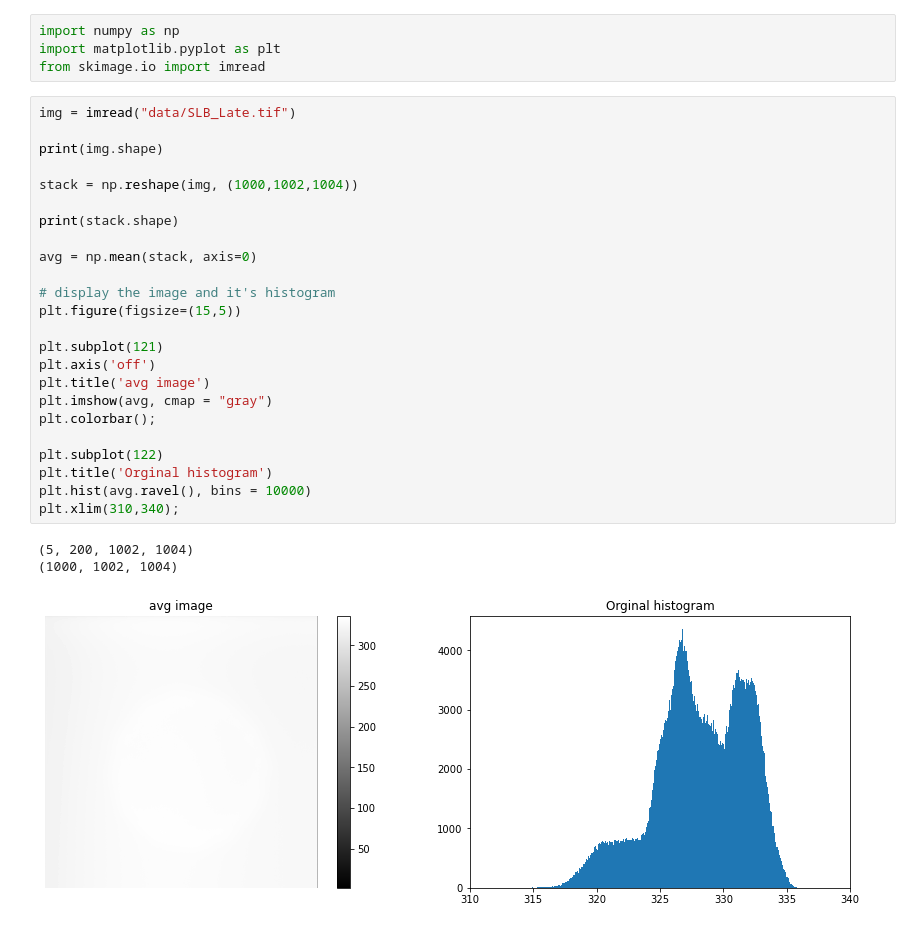
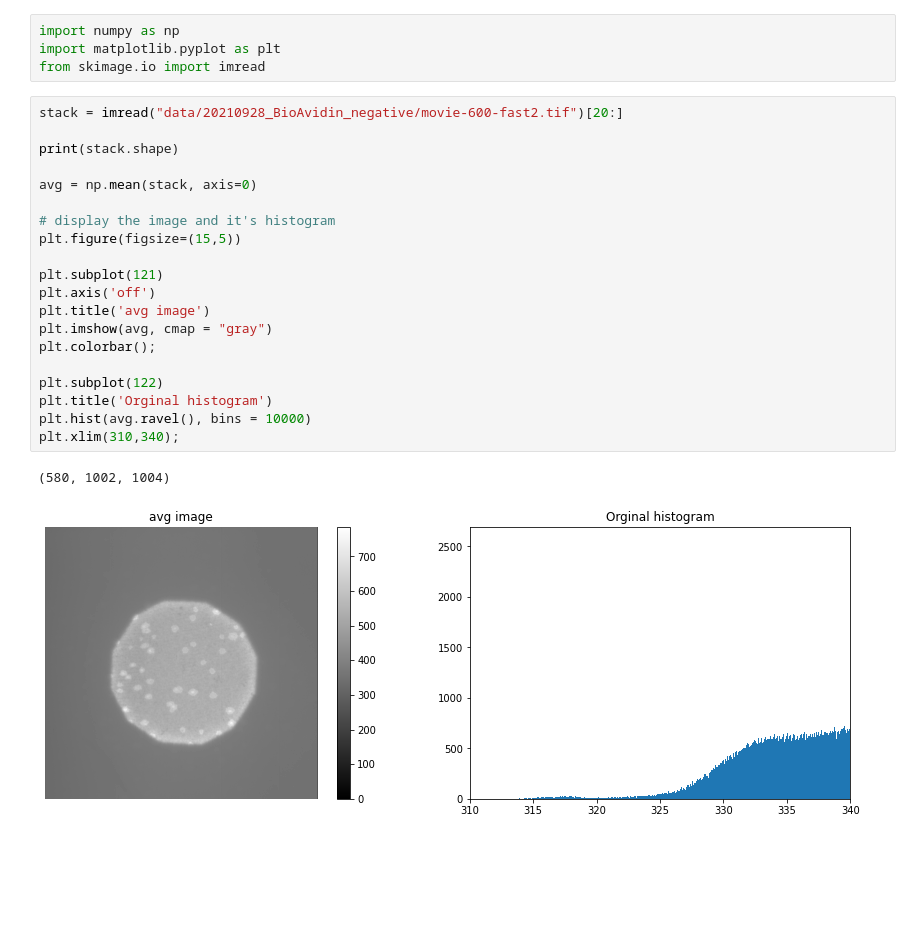
Before and after one commit to ahmed344/SLB_fluidity, a Jupyter notebook: continuous photobleaching.ipynb, the cells around one changed output. Drawn from its saved outputs; the diff is of its cells as text; blank space fills up the shorter version.

```diff
--- a/continuous photobleaching.ipynb
+++ b/continuous photobleaching.ipynb
@@ -11,33 +11,28 @@ import numpy as np
 import matplotlib.pyplot as plt
 from skimage.io import imread
 # %%
-img = imread("data/SLB_Late.tif")
-
-print(img.shape)
-
-stack = np.reshape(img, (1000,1002,1004))
+stack = imread("data/20210928_BioAvidin_negative/movie-600-fast2.tif")[20:]
 
 print(stack.shape)
 
 avg = np.mean(stack, axis=0)
 
 # display the image and it's histogram
 plt.figure(figsize=(15,5))
 
 plt.subplot(121)
 plt.axis('off')
 plt.title('avg image')
 plt.imshow(avg, cmap = "gray")
 plt.colorbar();
 
 plt.subplot(122)
 plt.title('Orginal histogram')
 plt.hist(avg.ravel(), bins = 10000)
 plt.xlim(310,340);
 # %% [output]
-(5, 200, 1002, 1004)
-(1000, 1002, 1004)
+(580, 1002, 1004)
-[figure, old version]
+[figure, new version]
 # %%
 # display the image with better brightness and contrast
 plt.figure(figsize=(15,5))
```
Also changed, not shown: parts of 1 cell of this notebook.
